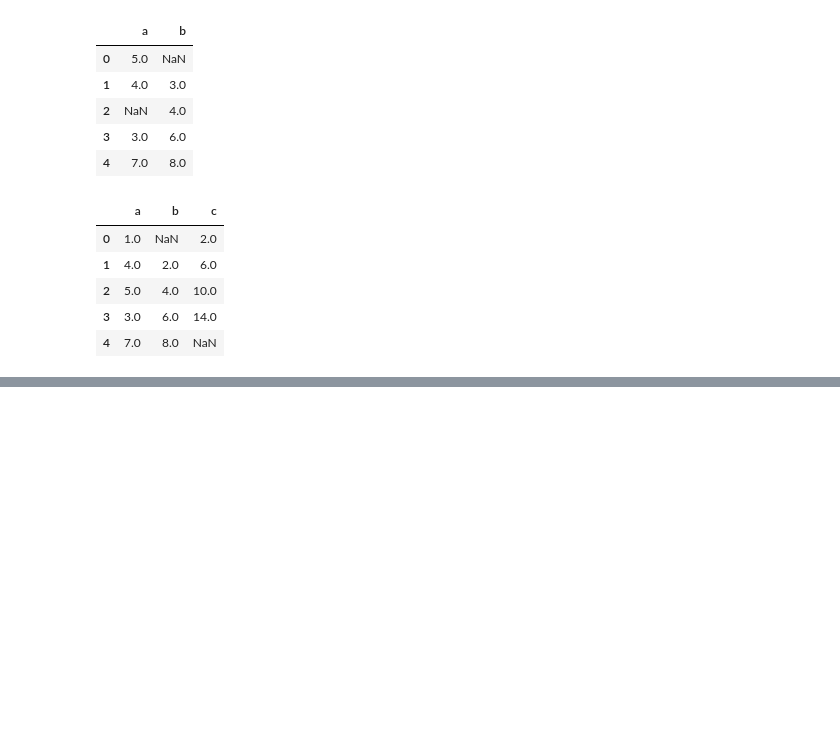
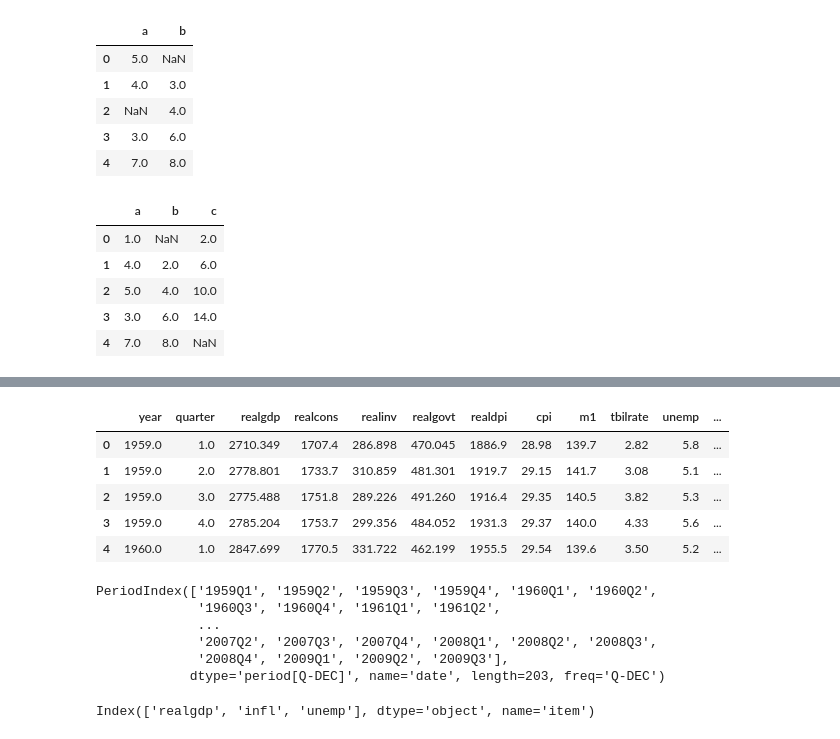
Before and after one commit to rumourcy/DA, a Jupyter notebook: pydata/chapter08.ipynb, the cells around one changed output, grey strips where cells are left out. Saved outputs shown, nothing was run; the diff lists cells and outputs as text; code cells hidden in the pictures; blank space fills up the shorter version.

```diff
--- a/pydata/chapter08.ipynb
+++ b/pydata/chapter08.ipynb
@@ -793,0 +937,10 @@ df1.combine_first(df2)
+# %%
+data = pd.read_csv('examples/macrodata.csv')
+data.head()
+# %% [output]
+|  | year | quarter | realgdp | realcons | realinv | realgovt | realdpi | cpi | m1 | tbilrate | unemp | ... |
+| 0 | 1959.0 | 1.0 | 2710.349 | 1707.4 | 286.898 | 470.045 | 1886.9 | 28.98 | 139.7 | 2.82 | 5.8 | ... |
+| 1 | 1959.0 | 2.0 | 2778.801 | 1733.7 | 310.859 | 481.301 | 1919.7 | 29.15 | 141.7 | 3.08 | 5.1 | ... |
+| 2 | 1959.0 | 3.0 | 2775.488 | 1751.8 | 289.226 | 491.260 | 1916.4 | 29.35 | 140.5 | 3.82 | 5.3 | ... |
+| 3 | 1959.0 | 4.0 | 2785.204 | 1753.7 | 299.356 | 484.052 | 1931.3 | 29.37 | 140.0 | 4.33 | 5.6 | ... |
+| 4 | 1960.0 | 1.0 | 2847.699 | 1770.5 | 331.722 | 462.199 | 1955.5 | 29.54 | 139.6 | 3.50 | 5.2 | ... |
@@ -793,0 +949,9 @@ df1.combine_first(df2)
+# %%
+periods
+# %% [output]
+PeriodIndex(['1959Q1', '1959Q2', '1959Q3', '1959Q4', '1960Q1', '1960Q2',
+             '1960Q3', '1960Q4', '1961Q1', '1961Q2',
+             ...
+             '2007Q2', '2007Q3', '2007Q4', '2008Q1', '2008Q2', '2008Q3',
+             '2008Q4', '2009Q1', '2009Q2', '2009Q3'],
+            dtype='period[Q-DEC]', name='date', length=203, freq='Q-DEC')
@@ -793,0 +960,4 @@ df1.combine_first(df2)
+# %%
+columns
+# %% [output]
+Index(['realgdp', 'infl', 'unemp'], dtype='object', name='item')
```
Also changed, not shown: parts of 38 cells of this notebook.
